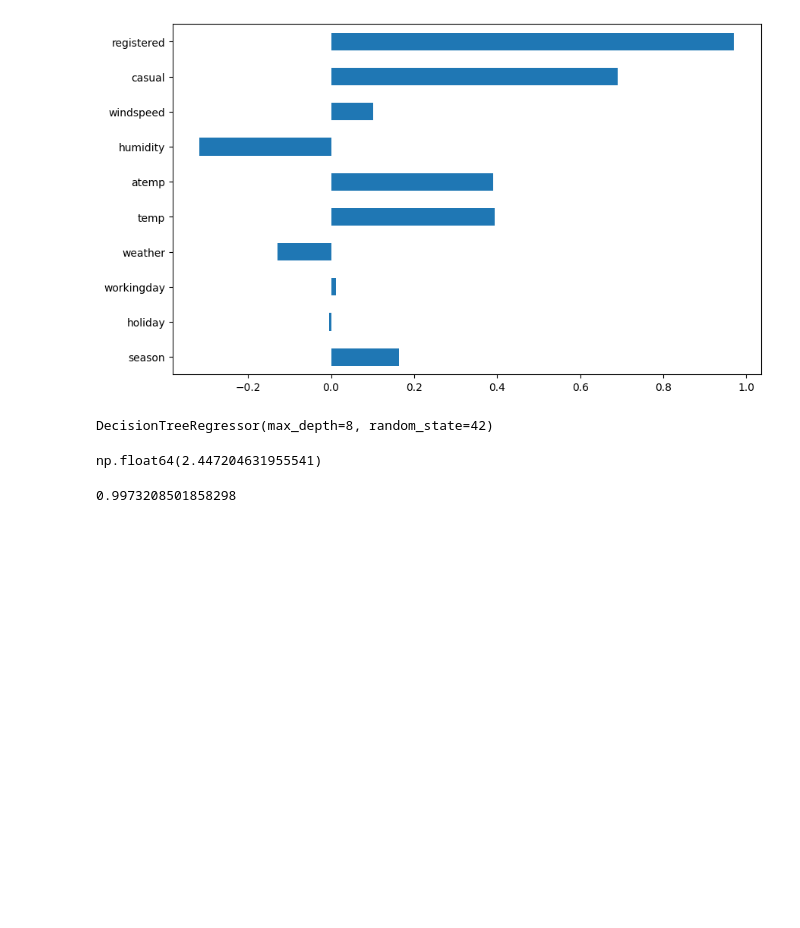
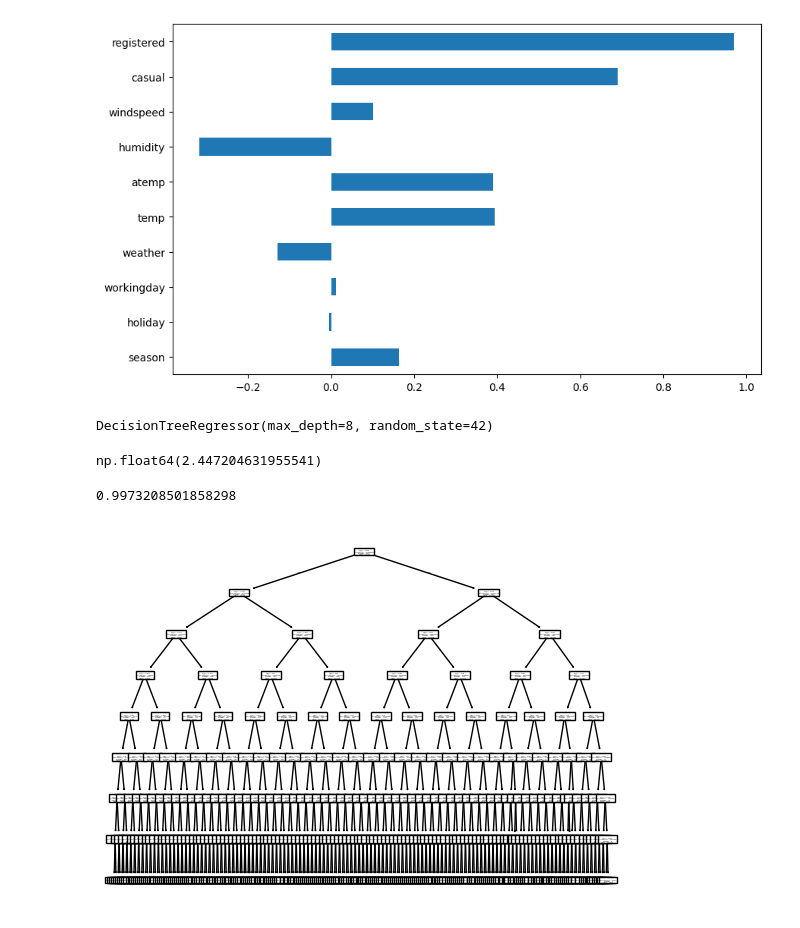
Before and after one commit to saket-nugget/BikeSharing_RegTree, a Jupyter notebook: BikeSharing_RegTree.ipynb, the cells around one changed output. Cells and saved outputs as stored; diff of their text form; code cells hidden in the pictures; blank space fills up the shorter version.

```diff
--- a/BikeSharing_RegTree.ipynb
+++ b/BikeSharing_RegTree.ipynb
@@ -78,3 +78,8 @@ np.float64(2.447204631955541)
 rt.score(X_test,y_test)
 # %% [output]
 0.9973208501858298
+# %%
+plot_tree(rt)
+plt.show()
+# %% [output]
+[figure, added]
```
